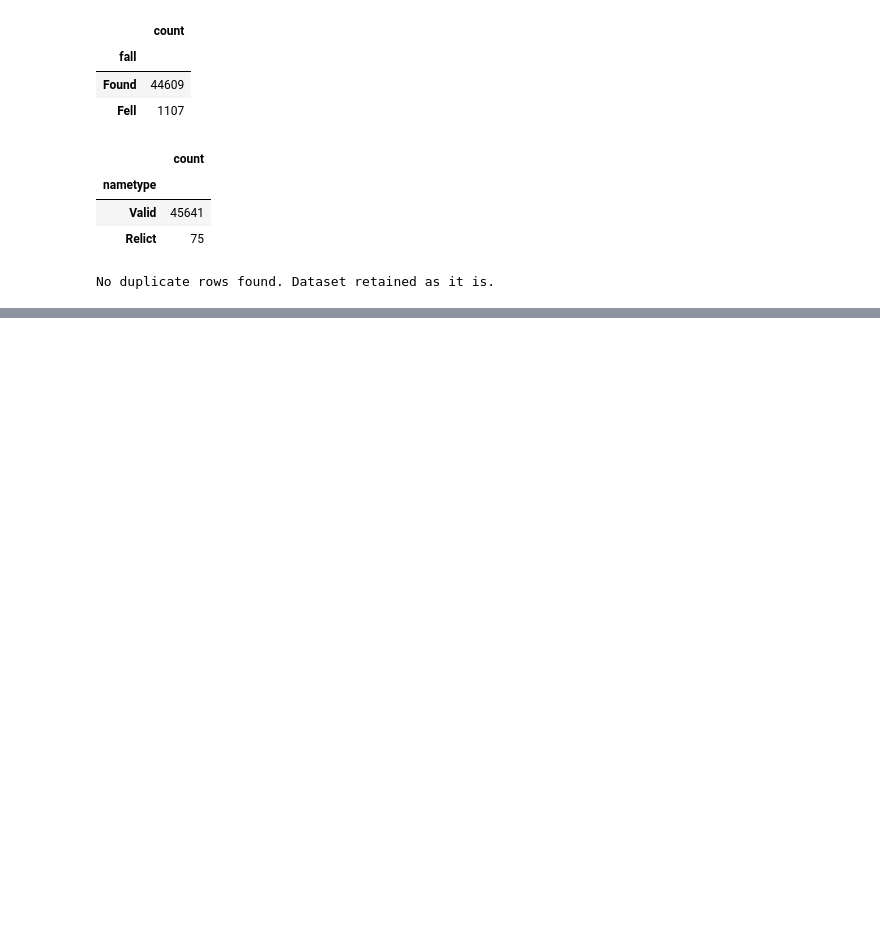
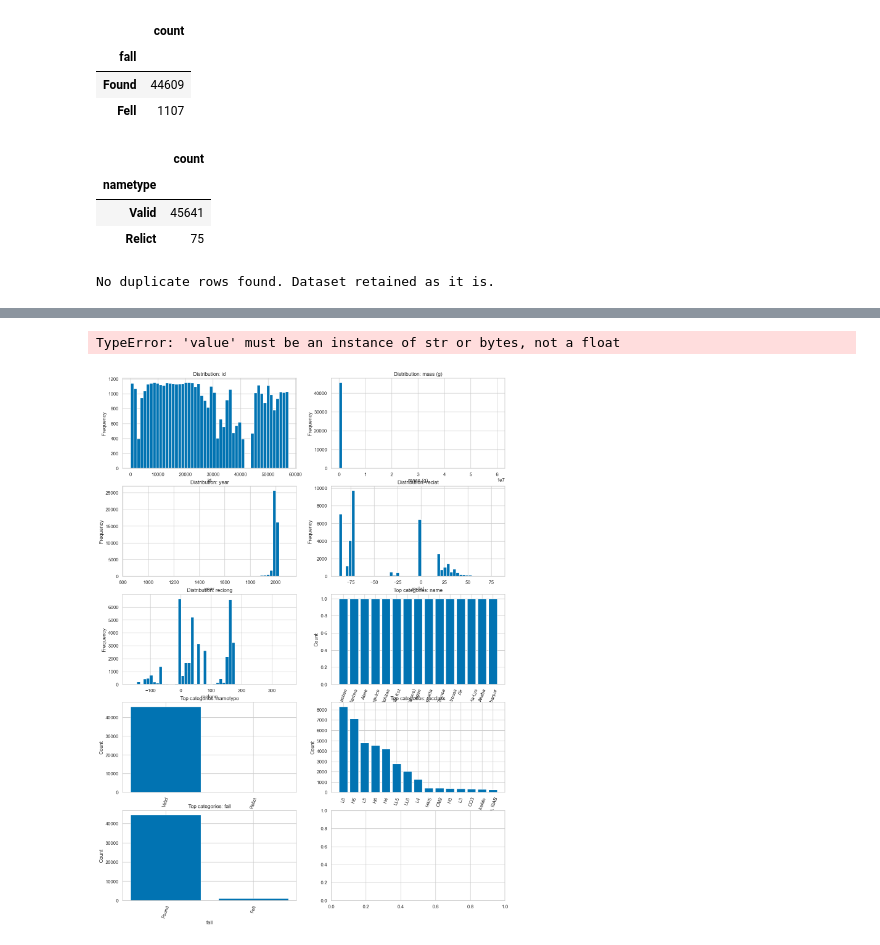
Before and after one commit to SathanRK/ML_CAPSTONE, a Jupyter notebook: review1_meteorite.ipynb, the cells around one changed output, grey strips where cells are left out. Saved outputs shown, nothing was run; the diff lists cells and outputs as text; code cells hidden in the pictures; blank space fills up the shorter version.

```diff
--- a/review1_meteorite.ipynb
+++ b/review1_meteorite.ipynb
@@ -124,3 +124,39 @@ display(df_raw.describe(include="all").T)
 | reclat | 38,401.0000 | NaN | NaN | NaN | -39.1226 | 46.3785 | -87.3667 | -76.7142 | -71.5000 | 0.0000 | 81.1667 |
 | reclong | 38,401.0000 | NaN | NaN | NaN | 61.0743 | 80.6473 | -165.4333 | 0.0000 | 35.6667 | 157.1667 | 354.4733 |
 | GeoLocation | 38401 | 17100 | (0.0, 0.0) | 6214 | NaN | NaN | NaN | NaN | NaN | NaN | NaN |
+# %%
+# Distribution plots for every original feature.
+# Numeric columns: histograms.
+# Categorical/high-cardinality columns: top-category counts or identifier diagnostics.
+
+numeric_original = ["id", "mass (g)", "year", "reclat", "reclong"]
+categorical_original = ["name", "nametype", "recclass", "fall", "GeoLocation"]
+
+fig, axes = plt.subplots(5, 2, figsize=(16, 22))
+axes = axes.ravel()
+
+# Numeric distributions
+for i, col in enumerate(numeric_original):
+    ax = axes[i]
+    vals = df_raw[col].dropna()
+    ax.hist(vals, bins=50)
+    ax.set_title(f"Distribution: {col}")
+    ax.set_xlabel(col)
+    ax.set_ylabel("Frequency")
+
+# Categorical/cardinality diagnostics
+for j, col in enumerate(categorical_original, start=5):
+    ax = axes[j]
+    vc = df_raw[col].value_counts(dropna=False).head(15)
+    ax.bar(vc.index.astype(str), vc.values)
+    ax.set_title(f"Top categories: {col}")
+    ax.set_xlabel(col)
+    ax.set_ylabel("Count")
+    ax.tick_params(axis="x", rotation=70)
+
+plt.tight_layout()
+plt.savefig(FIG_DIR / "eda_feature_distributions.png", dpi=180, bbox_inches="tight")
+plt.show()
+# %% [output]
+TypeError: 'value' must be an instance of str or bytes, not a float
+[figure, added]
```
Also changed, not shown: parts of 4 cells of this notebook.
